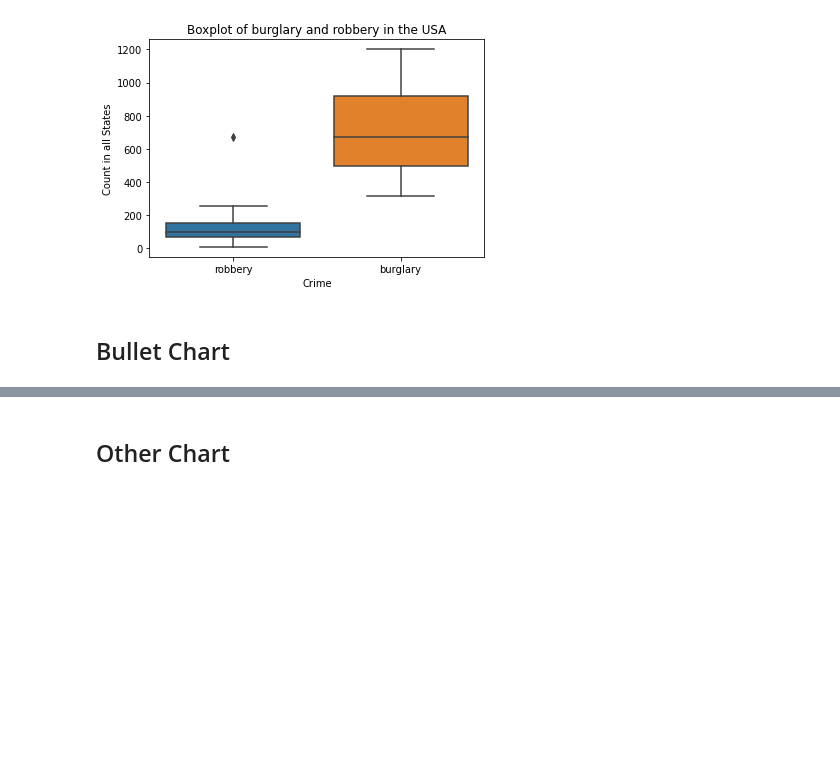
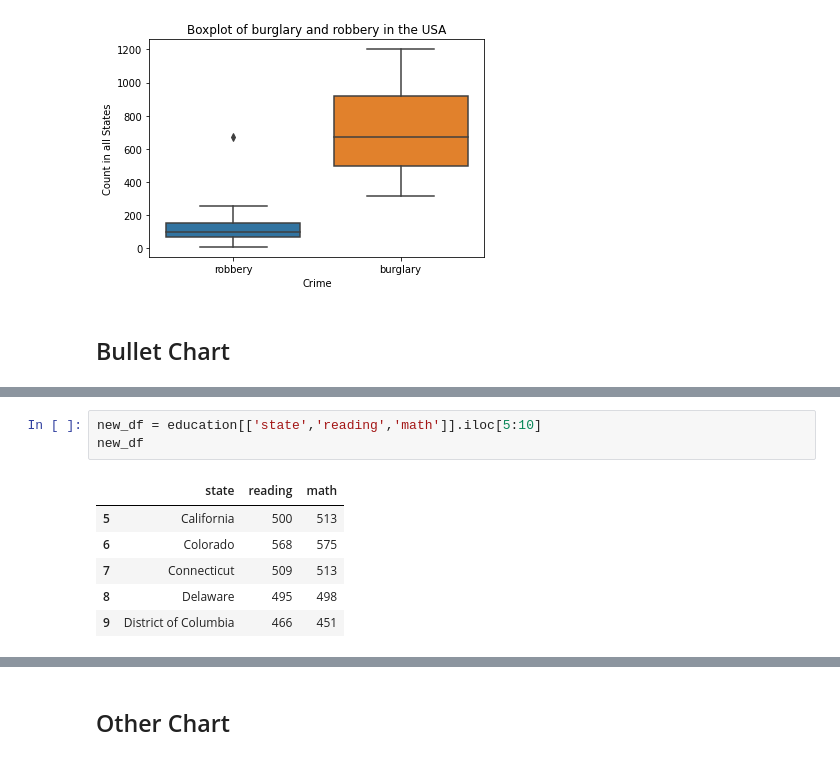
Before and after one commit to samantoz/dsc640-data_presentation, a Jupyter notebook: notebook/ex6.2.ipynb, the cells around one changed output, grey strips where cells are left out. Drawn from its saved outputs; the diff is of its cells as text; blank space fills up the shorter version.

```diff
--- a/notebook/ex6.2.ipynb
+++ b/notebook/ex6.2.ipynb
@@ -126,0 +146,10 @@ Text(0, 0.5, 'Count in all States')
+# %%
+new_df = education[['state','reading','math']].iloc[5:10]
+new_df
+# %% [output]
+|  | state | reading | math |
+| 5 | California | 500 | 513 |
+| 6 | Colorado | 568 | 575 |
+| 7 | Connecticut | 509 | 513 |
+| 8 | Delaware | 495 | 498 |
+| 9 | District of Columbia | 466 | 451 |
```
Also changed, not shown: parts of 6 cells of this notebook.
